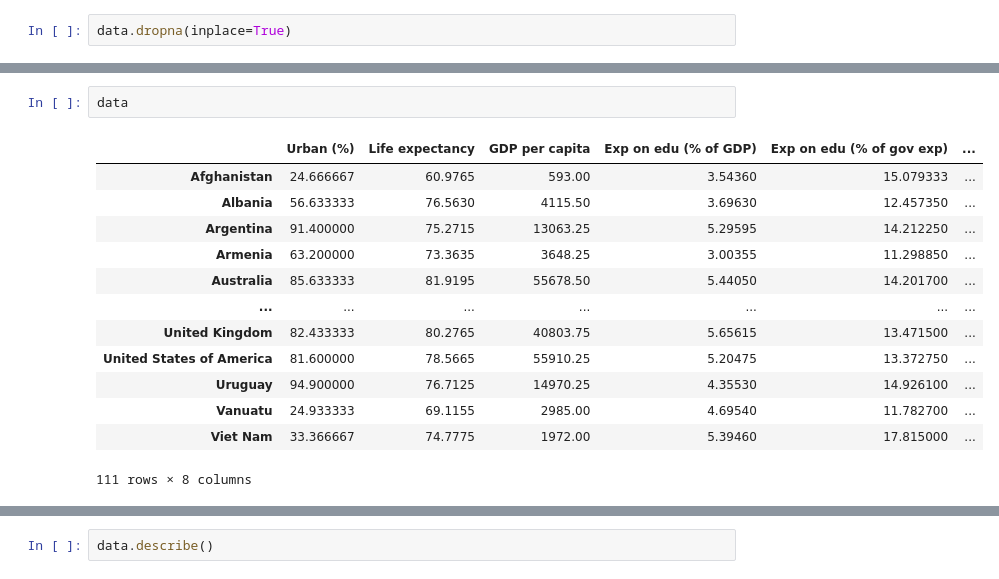
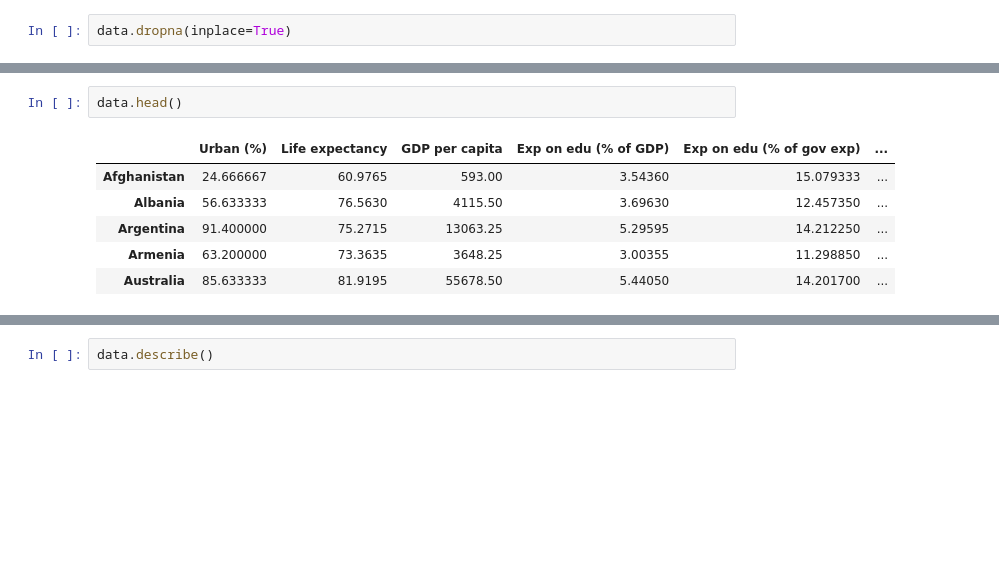
Before and after one commit to nikjals/1-esej, a Jupyter notebook: Esej.ipynb, the cells around one changed output, grey strips where cells are left out. Saved outputs shown, nothing was run; the diff lists cells and outputs as text; blank space fills up the shorter version.

```diff
--- a/Esej.ipynb
+++ b/Esej.ipynb
@@ -234,16 +176,9 @@ data.dropna(inplace=True)
 # %%
-data
+data.head()
 # %% [output]
 |  | Urban (%) | Life expectancy | GDP per capita | Exp on edu (% of GDP) | Exp on edu (% of gov exp) | ... |
 | Afghanistan | 24.666667 | 60.9765 | 593.00 | 3.54360 | 15.079333 | ... |
 | Albania | 56.633333 | 76.5630 | 4115.50 | 3.69630 | 12.457350 | ... |
 | Argentina | 91.400000 | 75.2715 | 13063.25 | 5.29595 | 14.212250 | ... |
 | Armenia | 63.200000 | 73.3635 | 3648.25 | 3.00355 | 11.298850 | ... |
 | Australia | 85.633333 | 81.9195 | 55678.50 | 5.44050 | 14.201700 | ... |
-| ... | ... | ... | ... | ... | ... | ... |
-| United Kingdom | 82.433333 | 80.2765 | 40803.75 | 5.65615 | 13.471500 | ... |
-| United States of America | 81.600000 | 78.5665 | 55910.25 | 5.20475 | 13.372750 | ... |
-| Uruguay | 94.900000 | 76.7125 | 14970.25 | 4.35530 | 14.926100 | ... |
-| Vanuatu | 24.933333 | 69.1155 | 2985.00 | 4.69540 | 11.782700 | ... |
-| Viet Nam | 33.366667 | 74.7775 | 1972.00 | 5.39460 | 17.815000 | ... |
-111 rows × 8 columns
```
Also changed, not shown: parts of 47 cells of this notebook, 1 other file.
